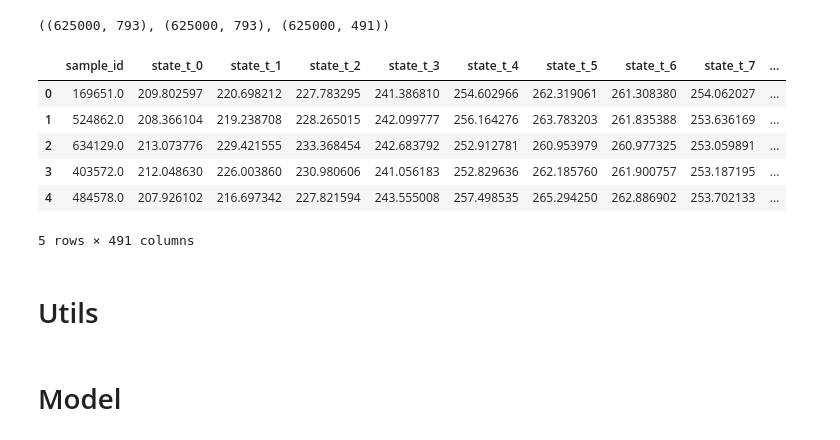
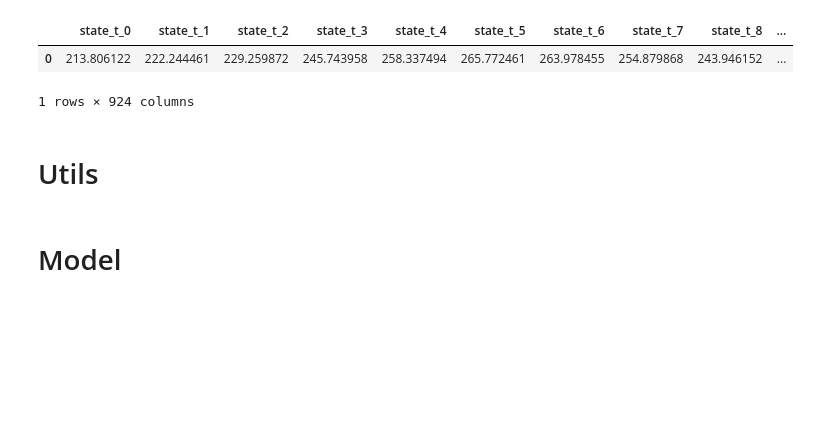
Before and after one commit to szethh/leap, a Jupyter notebook: eda.ipynb, the cells around one changed output. Cells and saved outputs as stored; diff of their text form; code cells hidden in the pictures; blank space fills up the shorter version.

Commit message:
Kaggle Notebook | leap_attempt | Version 1

```diff
--- a/eda.ipynb
+++ b/eda.ipynb
@@ -13,37 +14,19 @@ warnings.simplefilter(action='ignore', category=FutureWarning)
 # Dataset: https://www.kaggle.com/datasets/titericz/leap-dataset-giba
 # This dataset was created using all train and test data.
 # Train is 10M samples and was split in 17 parquet files. Test is a single parquet file.
-data_path = "/kaggle/input/leap-dataset-giba/"  # ./data
-train_files = sorted(glob(f"{data_path}/train_batch/*.parquet"))
-test_files = glob(f"{data_path}/test_batch/*.parquet")
+data_path = Path("/kaggle/input/leap-atmospheric-physics-ai-climsim")  # ./data
+train_file = data_path / "train.csv"
+test_file  = data_path / "test.csv"
-# %%
-# Train on 1/8 of the full dataset
-train = pd.read_parquet(train_files[:1]).astype('float32')
-#train = cudf.from_pandas(train)
-#gc.collect()
-
-# Validate on last parquet file (625000 samples)
-valid = pd.read_parquet(train_files[-1]).astype('float32')
-#valid = cudf.from_pandas(valid) # Send to GPU for speedup
-#gc.collect()
-
-test  = pd.read_parquet(test_files[0]).astype('float32')
-#test = cudf.from_pandas(test) # Send to GPU for speedup
-#gc.collect()
-
-train.shape, valid.shape, test.shape
-# %% [output]
-((625000, 793), (625000, 793), (625000, 491))
-# %%
-test.head()
-# %% [output]
-|  | sample_id | state_t_0 | state_t_1 | state_t_2 | state_t_3 | state_t_4 | state_t_5 | state_t_6 | state_t_7 | ... |
-| 0 | 169651.0 | 209.802597 | 220.698212 | 227.783295 | 241.386810 | 254.602966 | 262.319061 | 261.308380 | 254.062027 | ... |
-| 1 | 524862.0 | 208.366104 | 219.238708 | 228.265015 | 242.099777 | 256.164276 | 263.783203 | 261.835388 | 253.636169 | ... |
-| 2 | 634129.0 | 213.073776 | 229.421555 | 233.368454 | 242.683792 | 252.912781 | 260.953979 | 260.977325 | 253.059891 | ... |
-| 3 | 403572.0 | 212.048630 | 226.003860 | 230.980606 | 241.056183 | 252.829636 | 262.185760 | 261.900757 | 253.187195 | ... |
-| 4 | 484578.0 | 207.926102 | 216.697342 | 227.821594 | 243.555008 | 257.498535 | 265.294250 | 262.886902 | 253.702133 | ... |
-5 rows × 491 columns
+# %%
+train = pd.read_csv(train_file, nrows=1, usecols=lambda x: x != "sample_id").astype('float32')
+# will be useful later when we need to load it in chunks
+dtype_dict = {col: 'float64' if col != 'sample_id' else 'object' for col in [*train.columns, 'sample_id']}
+train_file_lines = 1e7  # we know we have approx 10mm lines
+train.head()
+# %% [output]
+|  | state_t_0 | state_t_1 | state_t_2 | state_t_3 | state_t_4 | state_t_5 | state_t_6 | state_t_7 | state_t_8 | ... |
+| 0 | 213.806122 | 222.244461 | 229.259872 | 245.743958 | 258.337494 | 265.772461 | 263.978455 | 254.879868 | 243.946152 | ... |
+1 rows × 924 columns
 # %% [markdown]
 # Utils
 # %%
```
Also changed, not shown: parts of 29 cells of this notebook.
